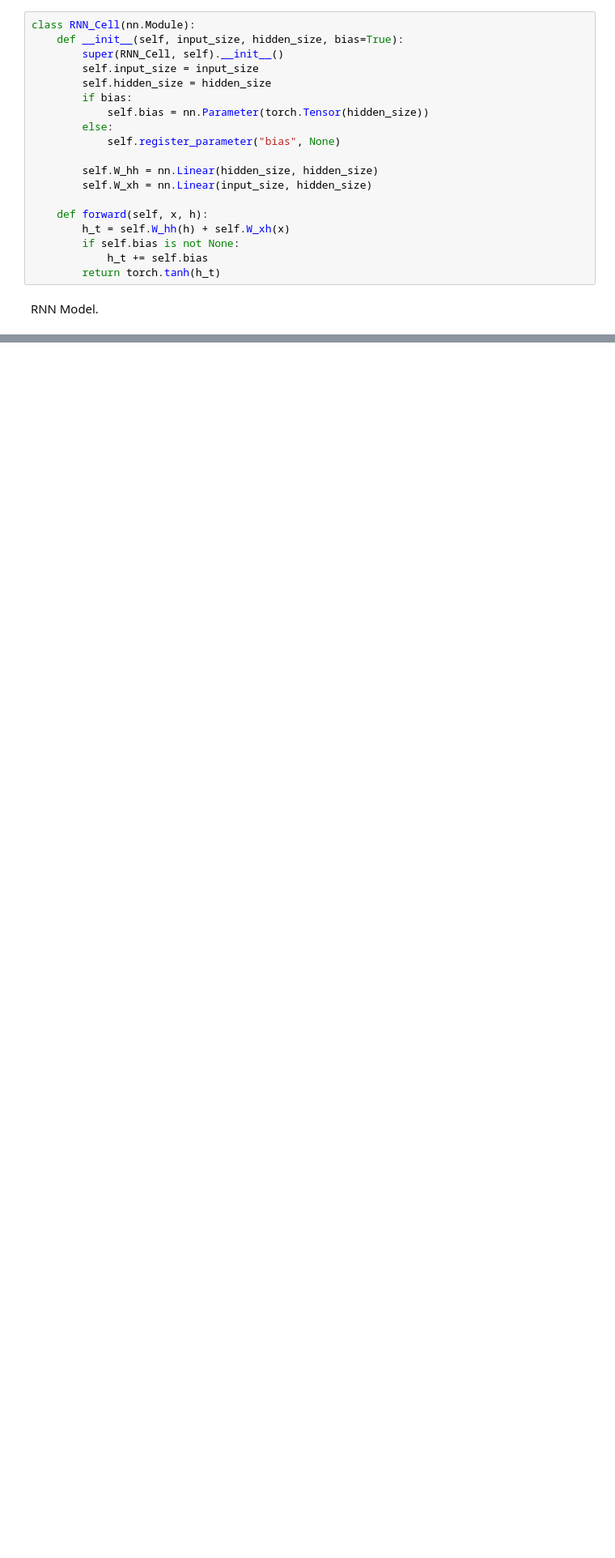
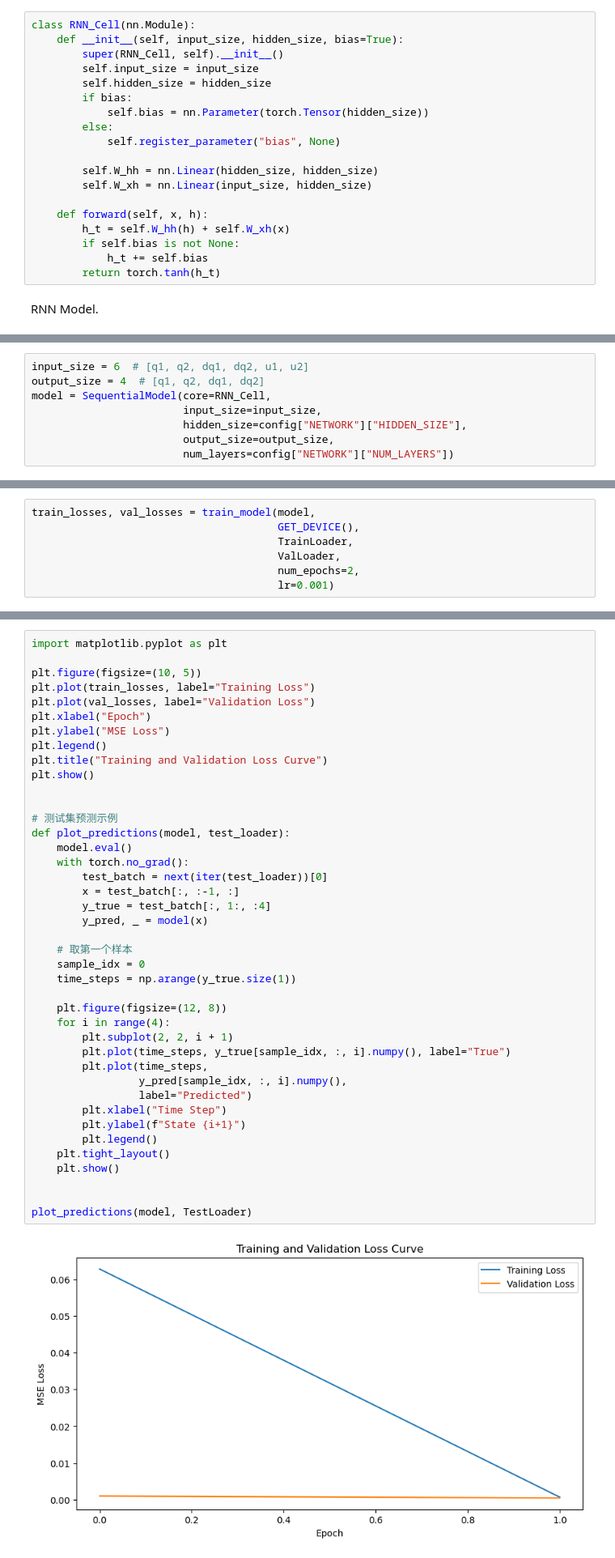
Before and after one commit to CTCingithub/RNN_Surrogate_Model, a Jupyter notebook: 02_DoublePendulum_RNN.ipynb, the cells around one changed output, grey strips where cells are left out. Shown at 81% size. Cells and saved outputs as stored; diff of their text form; blank space fills up the shorter version.

```diff
--- a/02_DoublePendulum_RNN.ipynb
+++ b/02_DoublePendulum_RNN.ipynb
@@ -124,0 +218,8 @@ class SequentialModel(nn.Module):
+# %%
+input_size = 6  # [q1, q2, dq1, dq2, u1, u2]
+output_size = 4  # [q1, q2, dq1, dq2]
+model = SequentialModel(core=RNN_Cell,
+                        input_size=input_size,
+                        hidden_size=config["NETWORK"]["HIDDEN_SIZE"],
+                        output_size=output_size,
+                        num_layers=config["NETWORK"]["NUM_LAYERS"])
@@ -124,0 +228,7 @@ class SequentialModel(nn.Module):
+# %%
+train_losses, val_losses = train_model(model,
+                                       GET_DEVICE(),
+                                       TrainLoader,
+                                       ValLoader,
+                                       num_epochs=2,
+                                       lr=0.001)
@@ -124,0 +237,43 @@ class SequentialModel(nn.Module):
+# %%
+import matplotlib.pyplot as plt
+
+plt.figure(figsize=(10, 5))
+plt.plot(train_losses, label="Training Loss")
+plt.plot(val_losses, label="Validation Loss")
+plt.xlabel("Epoch")
+plt.ylabel("MSE Loss")
+plt.legend()
+plt.title("Training and Validation Loss Curve")
+plt.show()
+
+
+# 测试集预测示例
+def plot_predictions(model, test_loader):
+    model.eval()
+    with torch.no_grad():
+        test_batch = next(iter(test_loader))[0]
+        x = test_batch[:, :-1, :]
+        y_true = test_batch[:, 1:, :4]
+        y_pred, _ = model(x)
+
+    # 取第一个样本
+    sample_idx = 0
+    time_steps = np.arange(y_true.size(1))
+
+    plt.figure(figsize=(12, 8))
+    for i in range(4):
+        plt.subplot(2, 2, i + 1)
+        plt.plot(time_steps, y_true[sample_idx, :, i].numpy(), label="True")
+        plt.plot(time_steps,
+                 y_pred[sample_idx, :, i].numpy(),
+                 label="Predicted")
+        plt.xlabel("Time Step")
+        plt.ylabel(f"State {i+1}")
+        plt.legend()
+    plt.tight_layout()
+    plt.show()
+
+
+plot_predictions(model, TestLoader)
+# %% [output]
+[figure, added]
```
Also changed, not shown: parts of 17 cells of this notebook, 4 other files.
